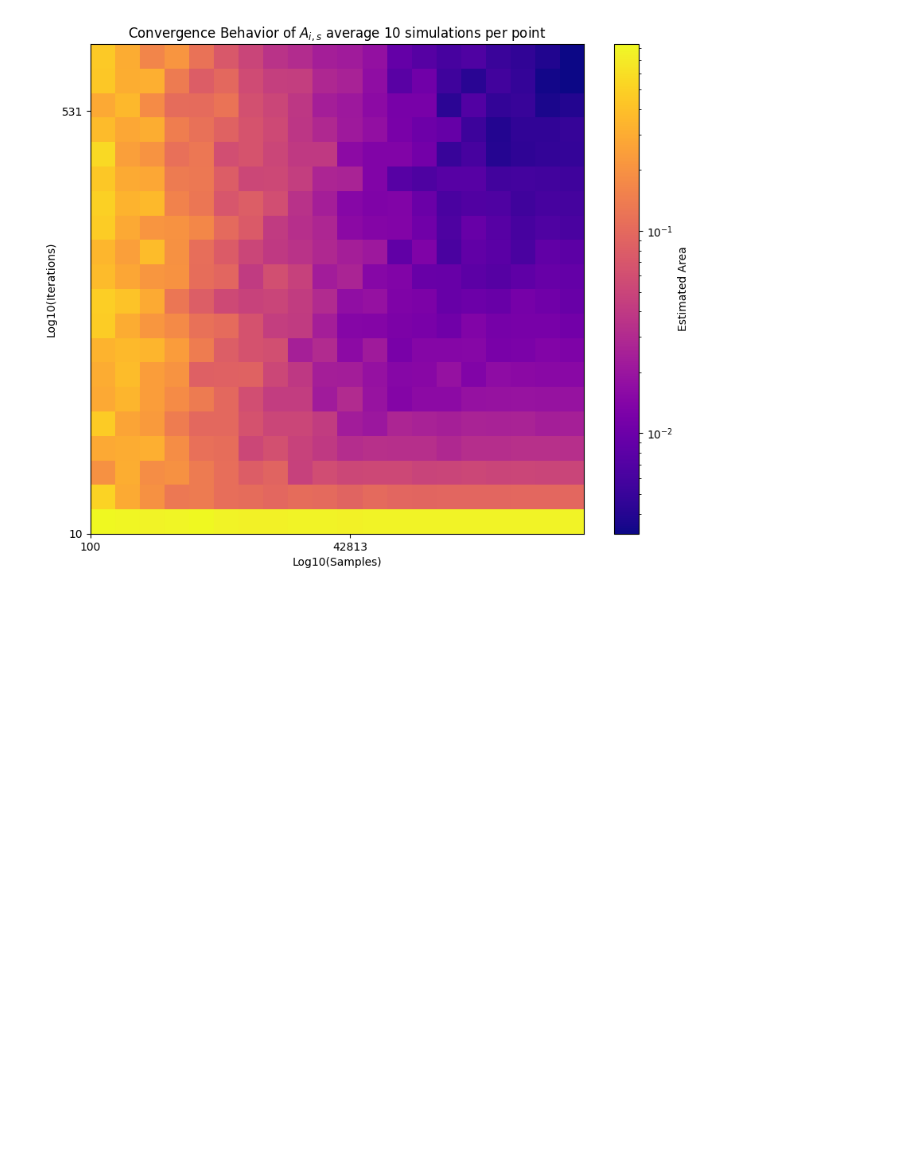
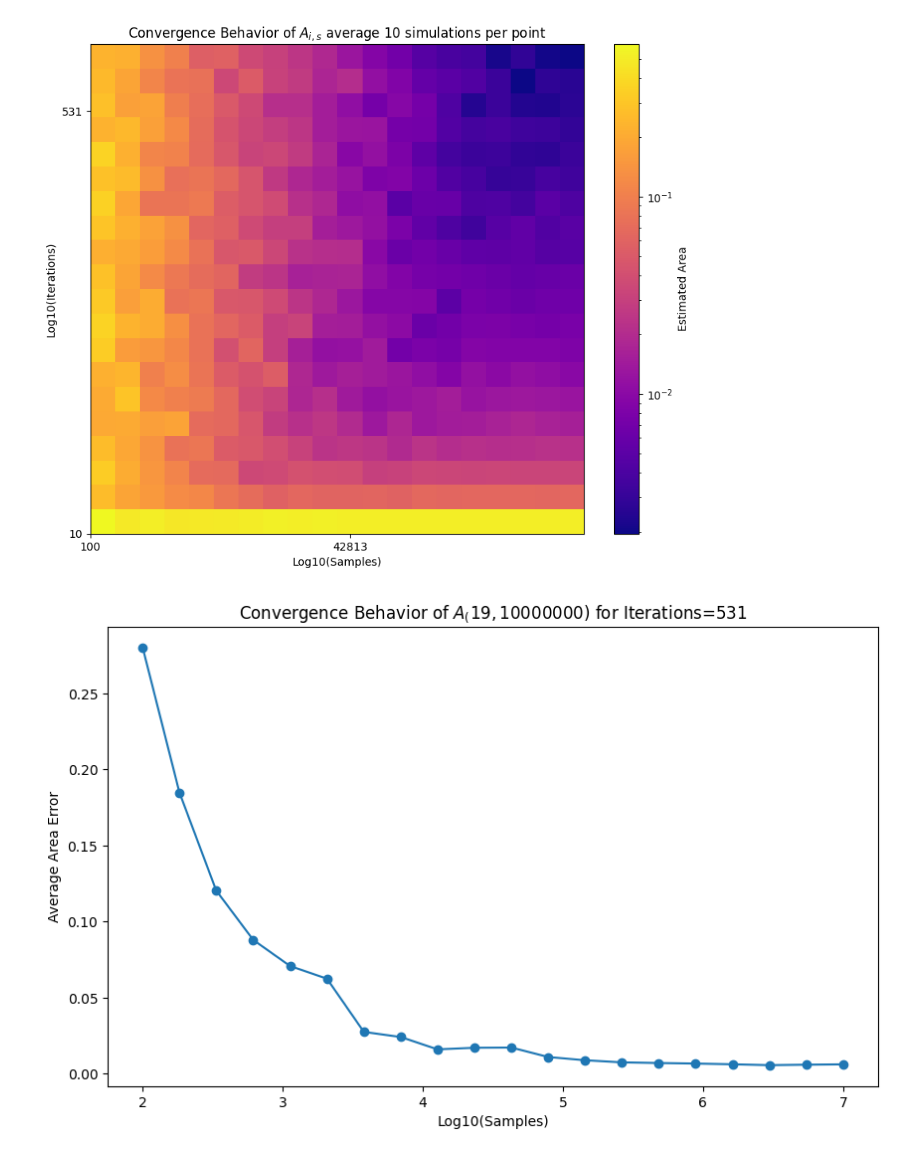
Before and after one commit to reqctoe/STSIM_ass1, a Jupyter notebook: ElinevandeLagemaat_11892900_AdrianRuesink_12195669_EzradeCleen_12042137.ipynb, the cells around one changed output. Cells and saved outputs as stored; diff of their text form; code cells hidden in the pictures; blank space fills up the shorter version.

```diff
--- a/ElinevandeLagemaat_11892900_AdrianRuesink_12195669_EzradeCleen_12042137.ipynb
+++ b/ElinevandeLagemaat_11892900_AdrianRuesink_12195669_EzradeCleen_12042137.ipynb
@@ -4,7 +4,6 @@ import matplotlib.pyplot as plt
 # %%
 from numba import jit
 import numpy as np
-
 
 @jit(nopython=True)
 def mandelbroth(real, imaginary, max_iter):
@@ -20,15 +19,14 @@ def mandelbroth(real, imaginary, max_iter):
     return max_iter
 
 
-
 @jit(nopython=True)
 def mandelbrot_set(real, imaginary, max_iter=100):
 
     mandelbrot = np.zeros((len(real), len(imaginary)), dtype=np.int64)
 
     for i in range(len(real)):
-        if i % 100 == 0:
-            print(f"i={i/3000*100}")
+        # if i % 100 == 0:
+        #     print(f"i={i}")
         for j in range(len(imaginary)):
             mandelbrot[i, j] = mandelbroth(real[i], imaginary[j], max_iter)
 
@@ -167,16 +130,13 @@ The area of the mandelbrot set is approximately 1.5410861999999999
 # %%
-real_values = np.linspace(-2, 1, 2000)
-imaginary_values = np.linspace(-1.5, 1.5, 2000)
-
-iterations = np.linspace(10,1000,20, dtype=int)  # From 10^0=1 to 10^3=1000, 50 points
-samples = np.logspace(2, 7, 20, dtype=int)  # From 10^2=100 to 10^6=1,000,000, 50 points
+iterations = np.linspace(10,1000,50, dtype=int)  # From 10^0=1 to 10^3=1000, 50 points
+samples = np.logspace(2, 7, 50, dtype=int)  # From 10^2=100 to 10^6=1,000,000, 50 points
 
 # Initialize the areas array to be of shape (len(iterations), len(samples))
 areas = np.zeros((len(iterations), len(samples)))
 
-# found at: https://www2.pd.infn.it/~lacaprar/Didattica/C++/Complex/Area%20of%20the%20Mandelbrot%20Set.pdf
-A_m_theory = 1.506484
-print(f"The area of the Mandelbrot set is {A_m_theory:.4f}")
+real_values = np.linspace(-2, 1, 2000)
+imaginary_values = np.linspace(-1.5, 1.5, 2000)
+
 
 for i, iter in enumerate(iterations):
     print(f"Current iteration is {iter}")
@@ -184,6 +144,6 @@ for i, iter in enumerate(iterations):
 
     for j, s in enumerate(samples):
         for _ in range(15):
-            area_dx = np.abs(monte_carlo(s, mandelbrot_array) - A_m_theory) / 10
+            area_dx = np.abs(monte_carlo(s, mandelbrot_array) - A_m_theory) / 15
             areas[i, j] += area_dx
 # %% [output]
@@ -207,22 +170,31 @@ Current iteration is 1000
 # %%
 from matplotlib.colors import LogNorm
 
 plt.figure(figsize=(10, 8))
 c = plt.imshow(areas, aspect='auto', cmap='plasma', origin='lower', norm=LogNorm() ,
                extent=[np.log10(samples[0]), np.log10(samples[-1]), np.log10(iterations[0]), np.log10(iterations[-1])])
 
 
 plt.colorbar(label='Estimated Area')
 
-
 plt.xlabel('Log10(Samples)')
 plt.ylabel('Log10(Iterations)')
 
 
 plt.xticks(np.log10(samples)[::10], samples[::10])
 plt.yticks(np.log10(iterations)[::10], iterations[::10])
 
 plt.title('Convergence Behavior of $A_{i,s}$ average 10 simulations per point')
 plt.show()
+
+# Additional Line plot for specific value of i
+fixed_i_index = 10
+plt.figure(figsize=(10, 6))
+plt.plot(np.log10(samples), areas[fixed_i_index, :], '-o')
+plt.xlabel('Log10(Samples)')
+plt.ylabel('Average Area Error')
+plt.title(f'Convergence Behavior of $A_{i,s}$ for Iterations={iterations[fixed_i_index]}')
+plt.show()
 # %% [output]
-[figure, old version]
+[figure, new version]
+[figure, added]
```
Also changed, not shown: parts of 7 cells of this notebook.
